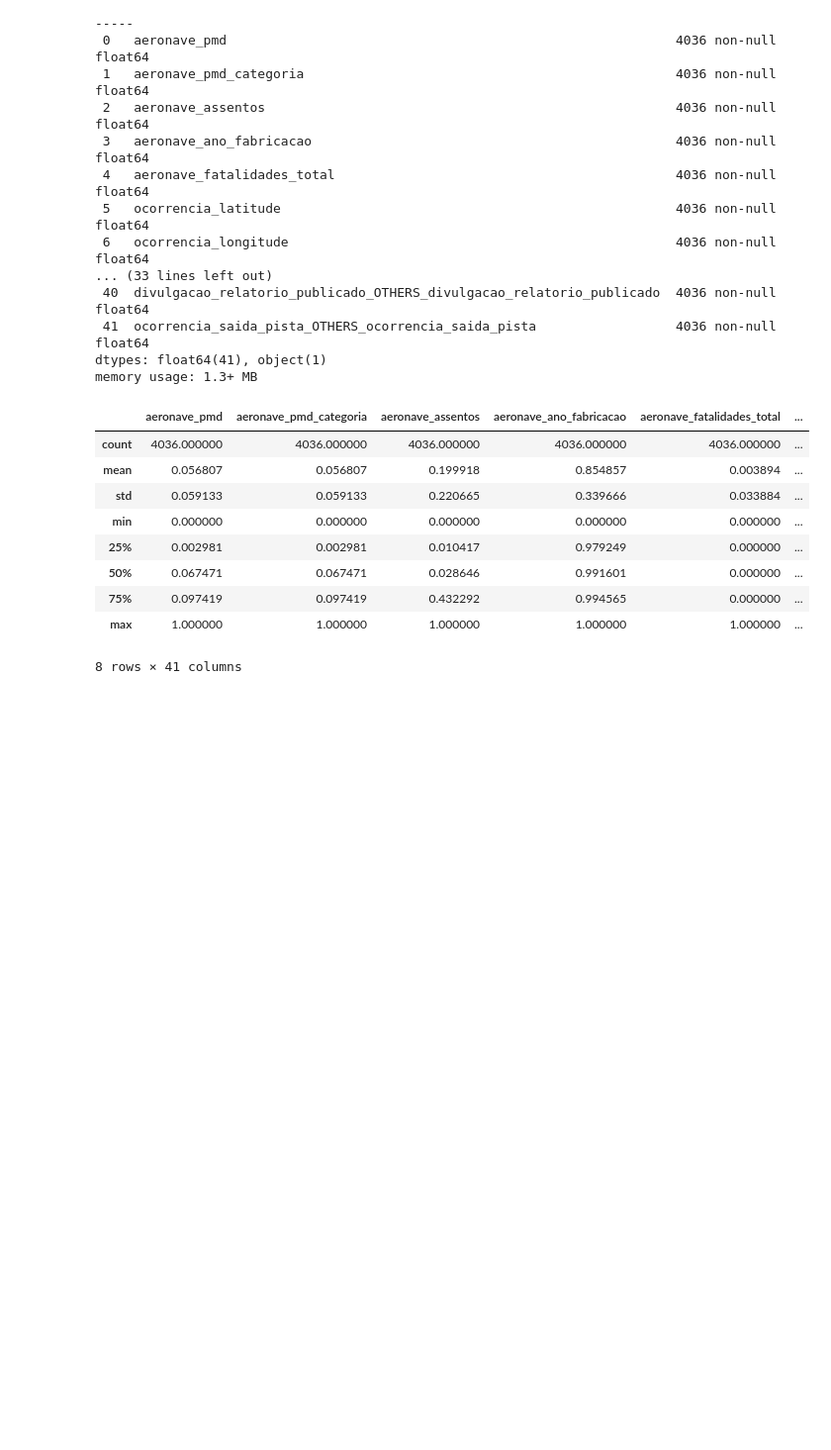
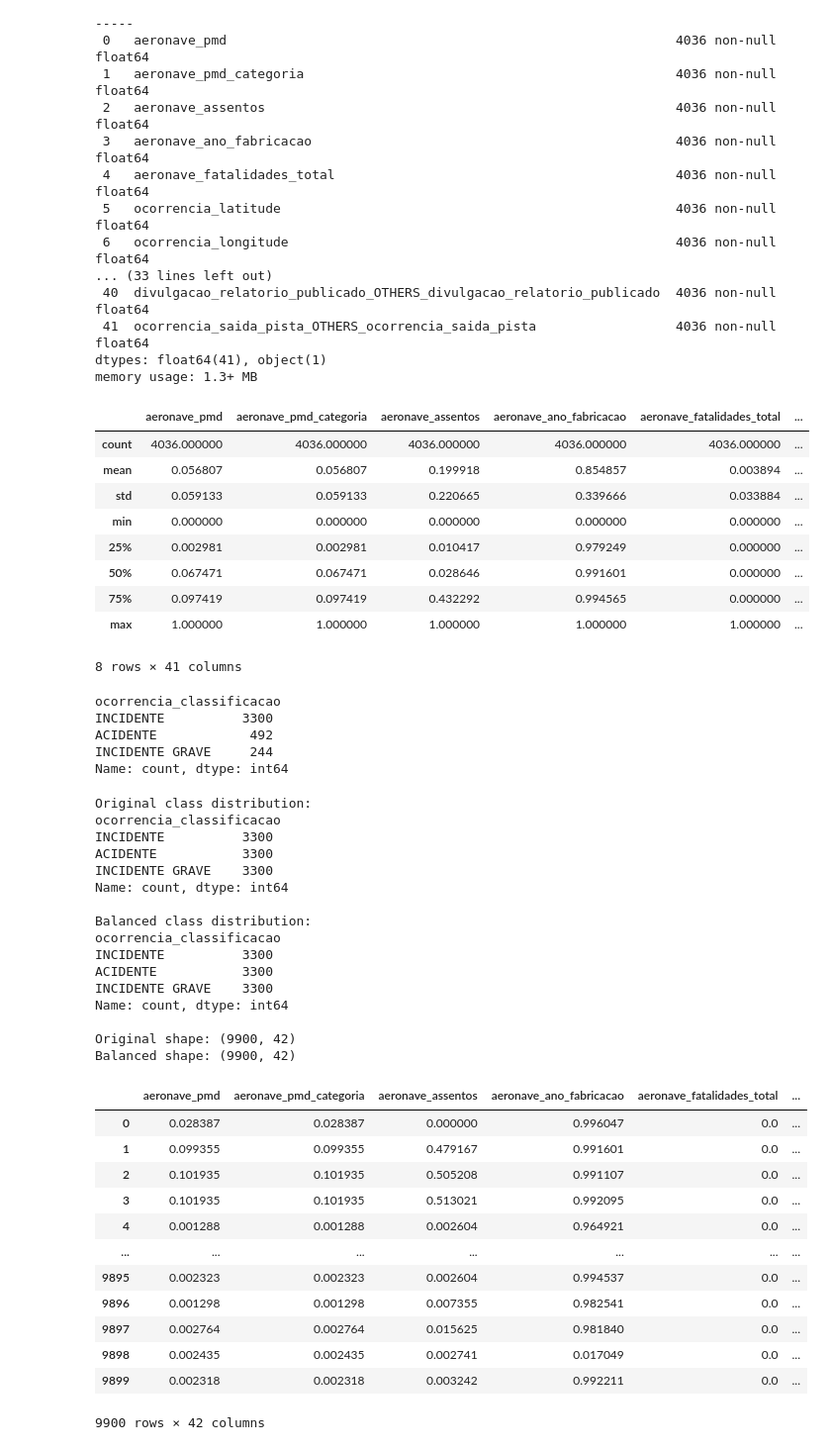
Before and after one commit to joserobertomi/pre-processing, a Jupyter notebook: preprocess.ipynb, the cells around one changed output. Shown: that part at 99% size. Saved outputs shown, nothing was run; the diff lists cells and outputs as text; code cells hidden in the pictures; blank space fills up the shorter version.

```diff
--- a/preprocess.ipynb
+++ b/preprocess.ipynb
@@ -314,3 +314,69 @@ df.describe()
 8 rows × 41 columns
 # %%
 df.to_csv("dataset-preprocessed.csv", index=False)
+# %%
+df = pd.read_csv("dataset-preprocessed.csv")
+df["ocorrencia_classificacao"].value_counts()
+# %% [output]
+ocorrencia_classificacao
+INCIDENTE          3300
+ACIDENTE            492
+INCIDENTE GRAVE     244
+Name: count, dtype: int64
+# %%
+from imblearn.over_sampling import SMOTE
+from sklearn.model_selection import train_test_split
+
+# Separate features and target
+X = df.drop('ocorrencia_classificacao', axis=1)
+y = df['ocorrencia_classificacao']
+
+# Apply SMOTE to balance the classes
+smote = SMOTE(random_state=42)
+X_resampled, y_resampled = smote.fit_resample(X, y)
+
+# Create balanced dataframe
+df_balanced = pd.DataFrame(X_resampled, columns=X.columns)
+df_balanced['ocorrencia_classificacao'] = y_resampled
+
+print(f"Original class distribution:")
+print(y.value_counts())
+print(f"\nBalanced class distribution:")
+print(y_resampled.value_counts())
+print(f"\nOriginal shape: {df.shape}")
+print(f"Balanced shape: {df_balanced.shape}")
+
+# Update df to the balanced version
+df = df_balanced
+display(df)
+df.to_csv("dataset-preprocessed-balanced-smote.csv", index=False)
+# %% [output]
+Original class distribution:
+ocorrencia_classificacao
+INCIDENTE          3300
+ACIDENTE           3300
+INCIDENTE GRAVE    3300
+Name: count, dtype: int64
+
+Balanced class distribution:
+ocorrencia_classificacao
+INCIDENTE          3300
+ACIDENTE           3300
+INCIDENTE GRAVE    3300
+Name: count, dtype: int64
+
+Original shape: (9900, 42)
+Balanced shape: (9900, 42)
+|  | aeronave_pmd | aeronave_pmd_categoria | aeronave_assentos | aeronave_ano_fabricacao | aeronave_fatalidades_total | ... |
+| 0 | 0.028387 | 0.028387 | 0.000000 | 0.996047 | 0.0 | ... |
+| 1 | 0.099355 | 0.099355 | 0.479167 | 0.991601 | 0.0 | ... |
+| 2 | 0.101935 | 0.101935 | 0.505208 | 0.991107 | 0.0 | ... |
+| 3 | 0.101935 | 0.101935 | 0.513021 | 0.992095 | 0.0 | ... |
+| 4 | 0.001288 | 0.001288 | 0.002604 | 0.964921 | 0.0 | ... |
+| ... | ... | ... | ... | ... | ... | ... |
+| 9895 | 0.002323 | 0.002323 | 0.002604 | 0.994537 | 0.0 | ... |
+| 9896 | 0.001298 | 0.001298 | 0.007355 | 0.982541 | 0.0 | ... |
+| 9897 | 0.002764 | 0.002764 | 0.015625 | 0.981840 | 0.0 | ... |
+| 9898 | 0.002435 | 0.002435 | 0.002741 | 0.017049 | 0.0 | ... |
+| 9899 | 0.002318 | 0.002318 | 0.003242 | 0.992211 | 0.0 | ... |
+9900 rows × 42 columns
```
Also changed, not shown: 1 other file.
